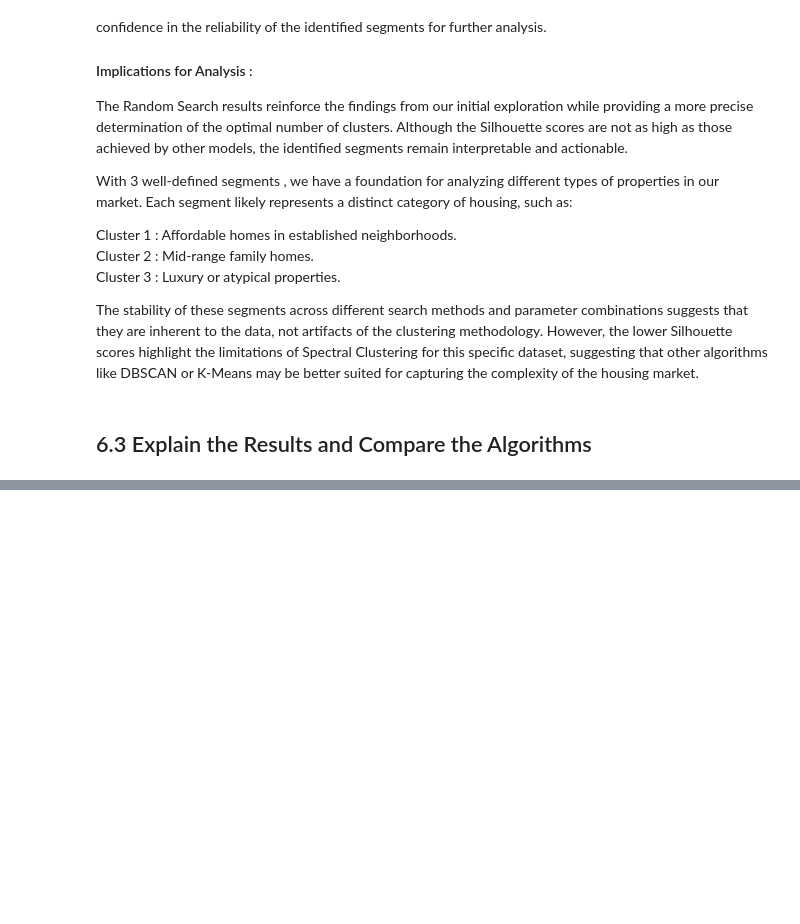
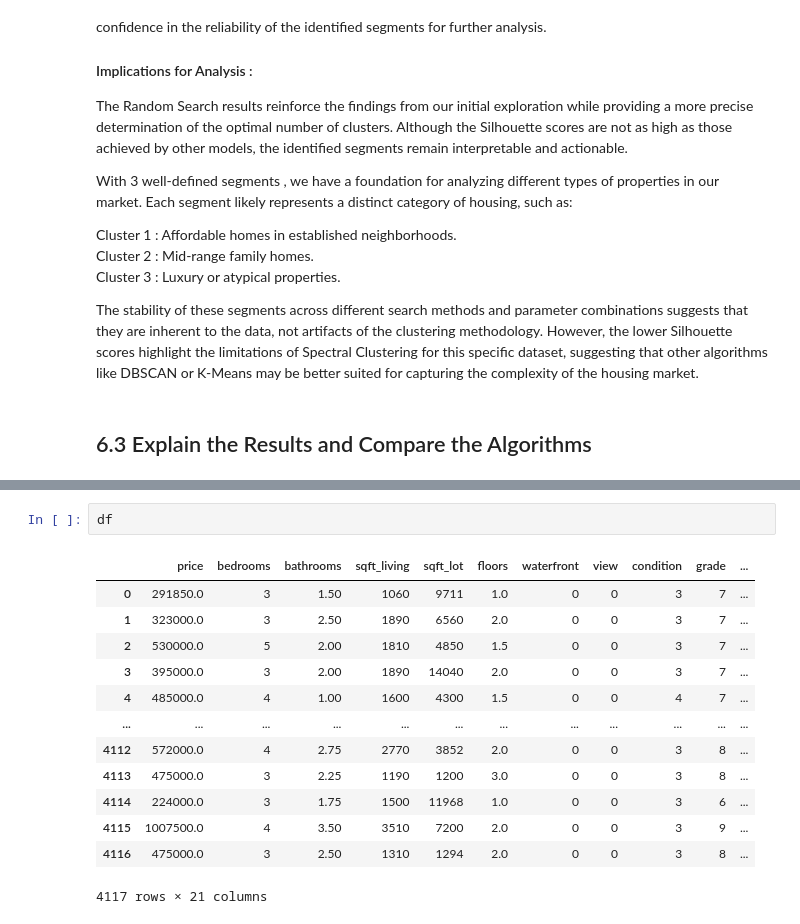
Before and after one commit to OusmaneMomboMombo/housing-cluster-analysis, a Jupyter notebook: house_sales_analysis.ipynb, the cells around one changed output, grey strips where cells are left out. Cells and saved outputs as stored; diff of their text form; blank space fills up the shorter version.

```diff
--- a/house_sales_analysis.ipynb
+++ b/house_sales_analysis.ipynb
@@ -1828,0 +1951,16 @@ We will conclude the project by summarizing the key findings, discussing the str
+# %%
+df
+# %% [output]
+|  | price | bedrooms | bathrooms | sqft_living | sqft_lot | floors | waterfront | view | condition | grade | ... |
+| 0 | 291850.0 | 3 | 1.50 | 1060 | 9711 | 1.0 | 0 | 0 | 3 | 7 | ... |
+| 1 | 323000.0 | 3 | 2.50 | 1890 | 6560 | 2.0 | 0 | 0 | 3 | 7 | ... |
+| 2 | 530000.0 | 5 | 2.00 | 1810 | 4850 | 1.5 | 0 | 0 | 3 | 7 | ... |
+| 3 | 395000.0 | 3 | 2.00 | 1890 | 14040 | 2.0 | 0 | 0 | 3 | 7 | ... |
+| 4 | 485000.0 | 4 | 1.00 | 1600 | 4300 | 1.5 | 0 | 0 | 4 | 7 | ... |
+| ... | ... | ... | ... | ... | ... | ... | ... | ... | ... | ... | ... |
+| 4112 | 572000.0 | 4 | 2.75 | 2770 | 3852 | 2.0 | 0 | 0 | 3 | 8 | ... |
+| 4113 | 475000.0 | 3 | 2.25 | 1190 | 1200 | 3.0 | 0 | 0 | 3 | 8 | ... |
+| 4114 | 224000.0 | 3 | 1.75 | 1500 | 11968 | 1.0 | 0 | 0 | 3 | 6 | ... |
+| 4115 | 1007500.0 | 4 | 3.50 | 3510 | 7200 | 2.0 | 0 | 0 | 3 | 9 | ... |
+| 4116 | 475000.0 | 3 | 2.50 | 1310 | 1294 | 2.0 | 0 | 0 | 3 | 8 | ... |
+4117 rows × 21 columns
```
Also changed, not shown: parts of 15 cells of this notebook.
